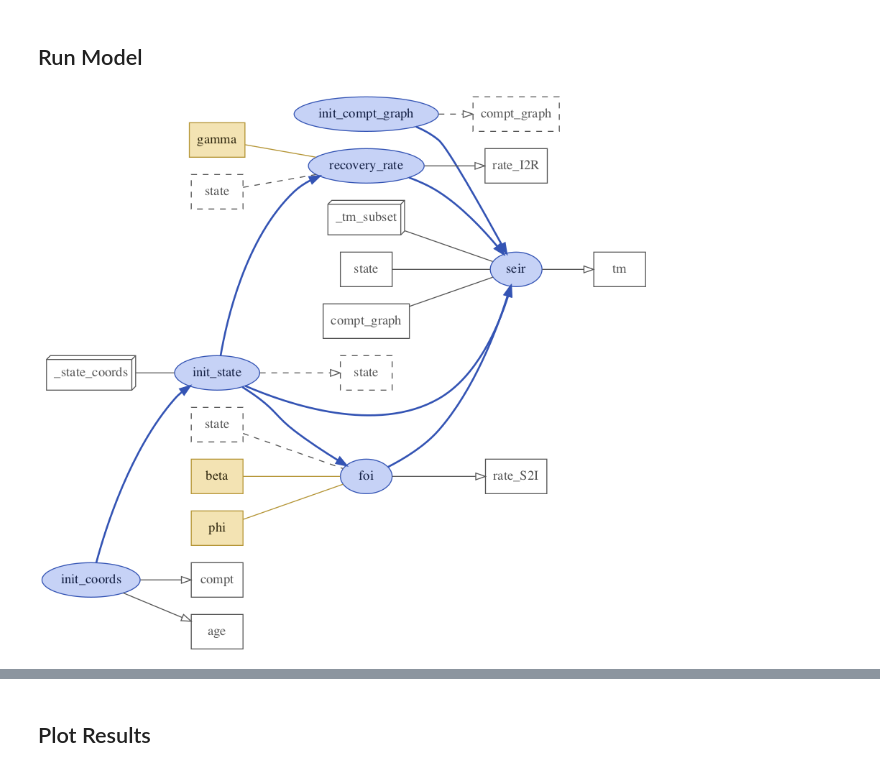
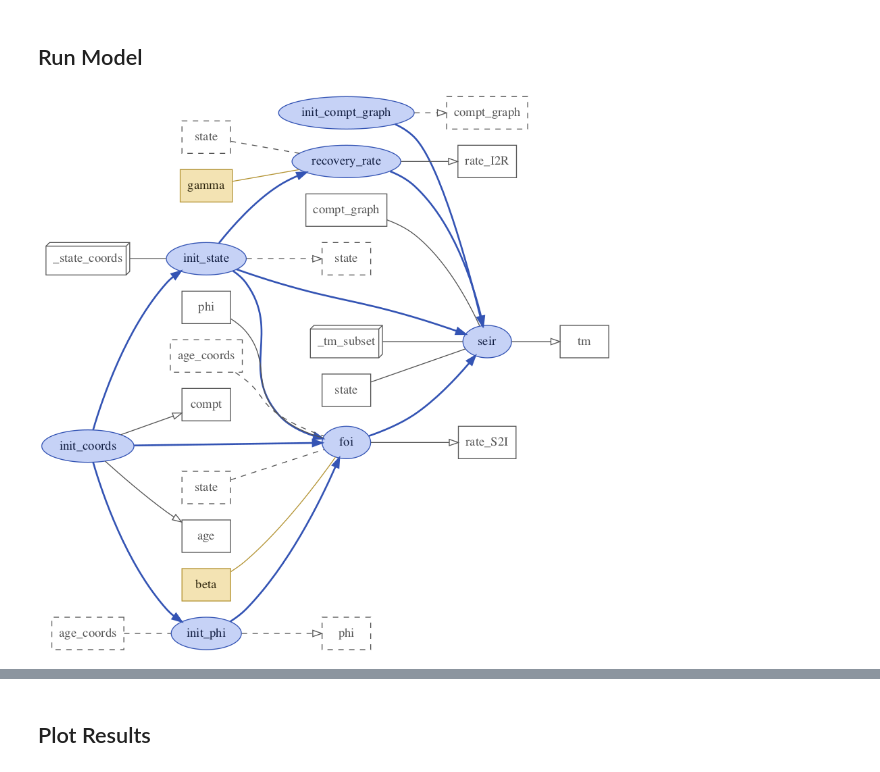
Before and after one commit to UT-Covid/episimlab, a Jupyter notebook: notebooks/20210731_markov_sandbox.ipynb, the cells around one changed output, grey strips where cells are left out. Saved outputs shown, nothing was run; the diff lists cells and outputs as text; code cells hidden in the pictures.

```diff
--- a/notebooks/20210731_markov_sandbox.ipynb
+++ b/notebooks/20210731_markov_sandbox.ipynb
@@ -228,7 +229,7 @@ class InitComptGraph:
     """Generate a toy compartment graph"""
     compt_graph = glob('compt_graph', intent='out')
 
-    def get_compt_graph(self):
+    def get_compt_graph(self) -> nx.DiGraph:
         g = nx.DiGraph()
         g.add_nodes_from([
             ('S', {"color": "red"}),
@@ -242,8 +243,7 @@ class InitComptGraph:
         return g
 
     def vis(self):
-        fig = nx.draw(self.compt_graph)
-        return None
+        return nx.draw(self.compt_graph)
 
     def initialize(self):
         self.compt_graph = self.get_compt_graph()
@@ -357,22 +383,43 @@ class InitState:
 # %%
 @xs.process
 class FOI:
-    """Calculate force of infection (FOI)."""
+    """Calculate force of infection (FOI) with naive
+    for looping.
+    """
+    PHI_DIMS = ('age0', 'age1')
+    FOI_DIMS = ('age',)
     state = glob('state', intent='in')
     beta = var(global_name='beta', intent='in')
-    phi = var(global_name='phi', intent='in')
+    phi = var(dims=PHI_DIMS, global_name='phi', intent='in')
     rate_S2I = var(intent='out', groups=['tm'])
+    age_coords = glob('age_coords', intent='in')
 
     def initialize(self):
         self.rate_S2I = 0.
 
     def run_step(self):
-        self.rate_S2I = self.foi
+        self.rate_S2I = self.brute_force_foi
+
+    def init_foi(self) -> xr.DataArray:
+        return xr.DataArray(data=0., dims=self.FOI_DIMS, coords=dict(age=self.age_coords))
 
     @property
-    def foi(self):
-        foi = self.phi * self.beta * self.S * self.I / self.N
+    def foi(self) -> xr.DataArray:
+        raise NotImplementedError()
+
+    @property
+    def brute_force_foi(self) -> xr.DataArray:
+        foi = self.init_foi()
+        for a0, a1 in np.ndindex(self.phi.shape):
+            phi = self.phi[a0, a1].values
+            S = self.S[dict(age=a0)].values
+            I = self.I[dict(age=a1)].values
+            foi[dict(age=a0)] = phi * self.beta * S * I / self.N
         return foi
+
+    @property
+    def foi_scalar(self):
+        return self.phi * self.beta * self.S * self.I / self.N
 
     @property
     def S(self):
@@ -389,16 +436,17 @@ class FOI:
 ## Run Model
 # %%
 model = xs.Model({
+    'init_phi': InitPhi,
     'init_coords': InitCoords,
     'init_state': InitState,
     'seir': SEIR,
     'foi': FOI,
     'init_compt_graph': InitComptGraph,
     'recovery_rate': RecoveryRate
 })
 model.visualize(show_inputs=True, show_variables=True)
 # %% [output]
-[figure, old version]
+[figure, new version]
 # %%
 in_ds = xs.create_setup(
     model=model,
```
Also changed, not shown: parts of 5 cells of this notebook.
